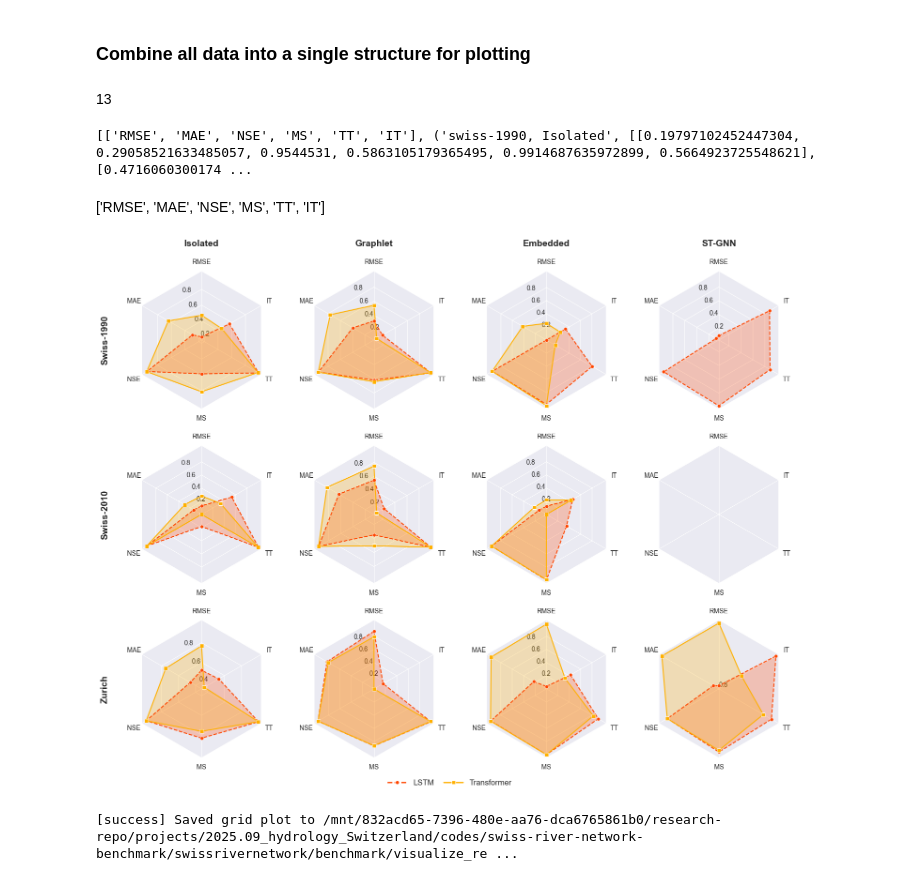
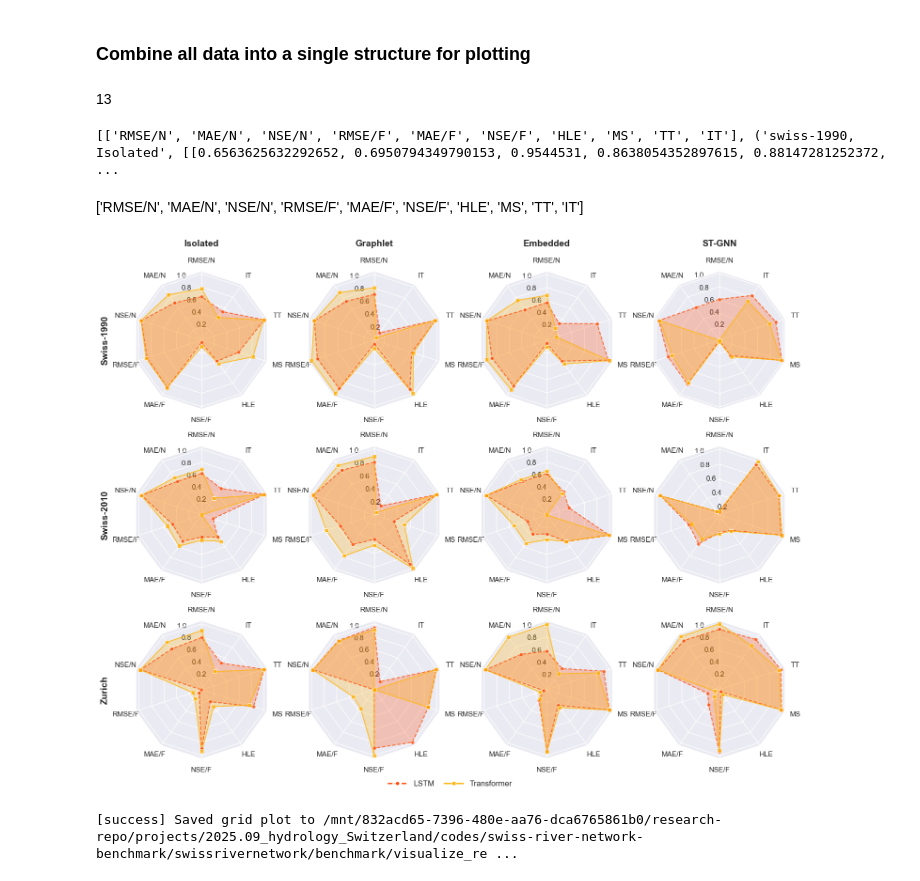
Before and after one commit to jajupmochi/swiss-river-network-benchmark, a Jupyter notebook: swissrivernetwork/benchmark/visualize_results/results_in_polar.ipynb, the cells around one changed output. Drawn from its saved outputs; the diff is of its cells as text; code cells hidden in the pictures.

Commit message:
feats: update visualizations for the transformer paper.

```diff
--- a/swissrivernetwork/benchmark/visualize_results/results_in_polar.ipynb
+++ b/swissrivernetwork/benchmark/visualize_results/results_in_polar.ipynb
@@ -470,0 +658,7 @@ print(normalized_train_time_data)
+# %%
+metric = 'NSE_Mean'
+nse_f_data = gather_variable_data(
+    GRAPH_NAMES, METHODS, metric, variable_key, variable_list, aggregate_fun, filename_key, FS_DUMP_DIR
+)
+normalized_nse_f_data = normalize_err_data(nse_f_data, min_is_better=(not metric.startswith('NSE')))
+print(normalized_nse_f_data)
@@ -470,0 +681,14 @@ print(normalized_train_time_data)
+# %%
+WL_DUMP_DIR = (CUR_ABS_DIR / 'outputs/win_lens/').resolve()
+filename_key = 'win_lens_resu'
+variable_key = 'window_len'
+variable_list = [1, 3, 5, 7, 15, 30, 60,
+                 90]  # fixme: check if it matches with the settings used in the window length experiments
+aggregate_fun = aggregate_win_len_metric
+# %%
+metric = 'RMSE_Mean'
+hle_data = gather_variable_data(
+    GRAPH_NAMES, METHODS, metric, variable_key, variable_list, aggregate_fun, filename_key, WL_DUMP_DIR
+)
+normalized_hle_data = normalize_err_data(hle_data, min_is_better=(not metric.startswith('NSE')))
+print(normalized_hle_data)
@@ -507,9 +760,17 @@ def append_data_to_visual(data: list, data_to_add: dict, varlabel_to_add: str) -
         data[4 + n_models * idx_g][1][1].append(data_to_add[graph_name].get('transformer_stgnn'))
     return data
 # %%
-data = append_data_to_visual(data, normalized_err_90_data, 'RMSE')
-data = append_data_to_visual(data, normalized_mae_data, 'MAE')
-data = append_data_to_visual(data, normalized_nse_data, 'NSE')
+# Metrics for nowcasting:
+data = append_data_to_visual(data, normalized_err_90_data, 'RMSE/N')
+data = append_data_to_visual(data, normalized_mae_data, 'MAE/N')
+data = append_data_to_visual(data, normalized_nse_data, 'NSE/N')
+# Metrics for forecasting:
+data = append_data_to_visual(data, normalized_rmse_f_data, 'RMSE/F')
+data = append_data_to_visual(data, normalized_mae_f_data, 'MAE/F')
+data = append_data_to_visual(data, normalized_nse_f_data, 'NSE/F')
+# Other metrics:
+data = append_data_to_visual(data, normalized_hle_data, 'HLE')
+# data = append_data_to_visual(data, normalized_nr_data, 'NR')
 data = append_data_to_visual(data, normalized_model_size_data, 'MS')
 data = append_data_to_visual(data, normalized_train_time_data, 'TT')
 data = append_data_to_visual(data, normalized_infer_time_data, 'IT')
@@ -517,7 +778,7 @@ print(len(data))
 print(data)
 # %% [output]
 13
-[['RMSE', 'MAE', 'NSE', 'MS', 'TT', 'IT'], ('swiss-1990, Isolated', [[0.19797102452447304, 0.29058521633485057, 0.9544531, 0.5863105179365495, 0.9914687635972899, 0.5664923725548621], [0.4716060300174 ...
+[['RMSE/N', 'MAE/N', 'NSE/N', 'RMSE/F', 'MAE/F', 'NSE/F', 'HLE', 'MS', 'TT', 'IT'], ('swiss-1990, Isolated', [[0.6563625632292652, 0.6950794349790153, 0.9544531, 0.8638054352897615, 0.88147281252372,  ...
 # %%
 import matplotlib.pyplot as plt
 import numpy as np
@@ -533,7 +794,7 @@ import seaborn as sns
 from matplotlib.lines import Line2D
 
 
-def radar_factory(num_vars, frame='circle'):
+def radar_factory(num_vars, frame='circle', r_offset: float = 0.0):
     """
     Create a radar chart with `num_vars` Axes.
 
@@ -714,14 +975,14 @@ if __name__ == '__main__':
 
     # Plot the four cases from the example data on separate Axes
     for ax, (title, case_data) in zip(axs.flat, data):
-        ax.set_rgrids([0.2, 0.4, 0.6, 0.8])
+        ax.set_rgrids([0.2, 0.4, 0.6, 0.8, 1.0])
         # ax.set_title(
         #     title, weight='bold', size='medium', position=(0.5, 1.1),
         #     horizontalalignment='center', verticalalignment='center'
         # )
         for d, color, line_style, scatter_marker in zip(case_data, colors, line_styles, scatter_markers):
-            ax.plot(theta, d, color=color, linestyle=line_style)
-            ax.scatter(theta, d, color=color, marker=scatter_marker, s=28, zorder=10, edgecolors='w', linewidth=0.5)
+            ax.plot(theta, d, color=color, linestyle=line_style, alpha=0.75)
+            ax.scatter(theta, d, color=color, marker=scatter_marker, s=28, zorder=10, edgecolors='w', linewidth=0.5, alpha=0.75)
             ax.fill(theta, d, facecolor=color, alpha=0.25, label='_nolegend_')
         ax.set_varlabels(spoke_labels)
 
@@ -756,35 +1017,36 @@ if __name__ == '__main__':
         for color, line_style, scatter_marker, label in zip(colors, line_styles, scatter_markers, labels)
     ]
     legend = fig.legend(
         handles=legend_elements,
         # labels,
         loc='lower center',
         bbox_to_anchor=(0.5, 0.02),
         ncol=len(legend_elements),
         fontsize='medium',
         frameon=False,
         handlelength=2.5,
         columnspacing=1.2,
     )
 
     # fig.text(
     #     0.5, 0.965, '5-Factor Solution Profiles Across Four Scenarios',
     #     horizontalalignment='center', color='black', weight='bold',
     #     size='large'
     # )
 
     plt.show()
 
     # Save figure:
     output_path = CUR_ABS_DIR / 'figures' / 'all_resu_radar_grid_plot.pdf'
     output_path.parent.mkdir(parents=True, exist_ok=True)
     fig.savefig(output_path, dpi=300, bbox_inches='tight')
     from swissrivernetwork.util.os import make_open_button
+
     print(f'{SUCCESS_TAG}Saved grid plot to {output_path}.')
     make_open_button(output_path)
 # %% [output]
-['RMSE', 'MAE', 'NSE', 'MS', 'TT', 'IT']
+['RMSE/N', 'MAE/N', 'NSE/N', 'RMSE/F', 'MAE/F', 'NSE/F', 'HLE', 'MS', 'TT', 'IT']
-[figure, old version]
+[figure, new version]
 [success] Saved grid plot to /mnt/832acd65-7396-480e-aa76-dca6765861b0/research-repo/projects/2025.09_hydrology_Switzerland/codes/swiss-river-network-benchmark/swissrivernetwork/benchmark/visualize_re ...
 [interactive output not drawn]
 # %%
```
Also changed, not shown: parts of 21 cells of this notebook, 5 other files.
